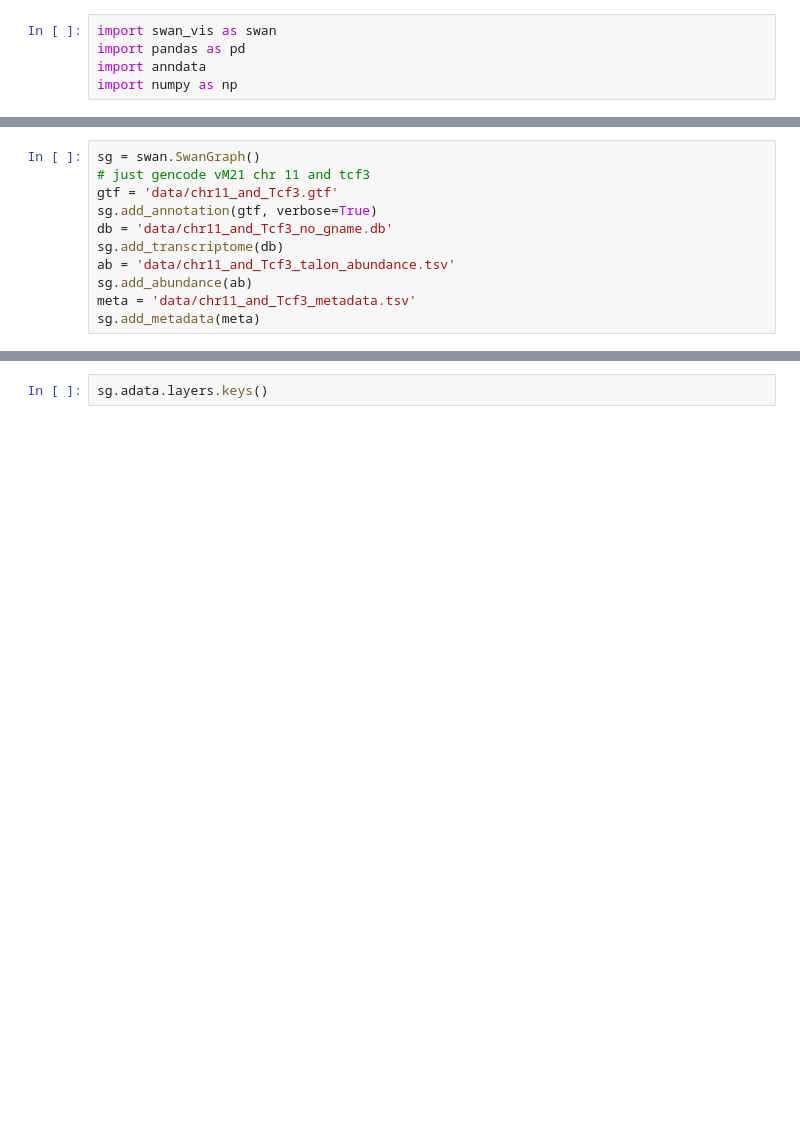
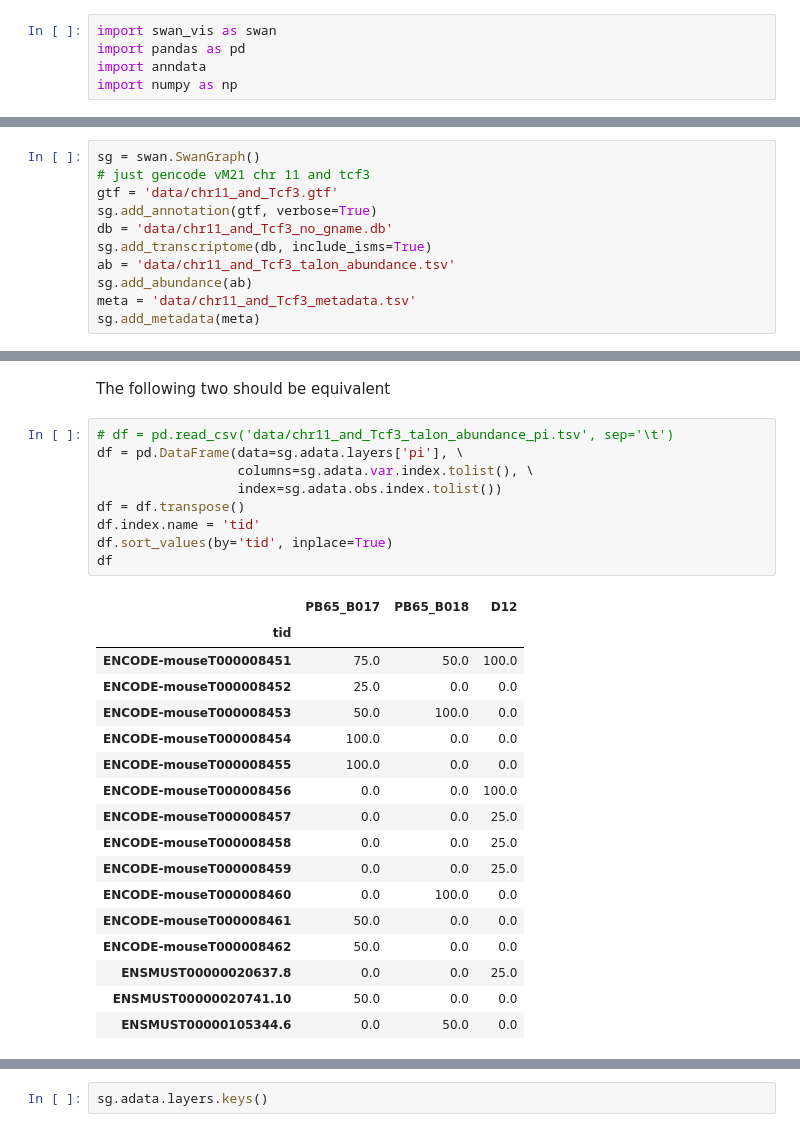
Before and after one commit to mortazavilab/swan_vis, a Jupyter notebook: tutorials/test_dev.ipynb, the cells around one changed output, grey strips where cells are left out. Cells and saved outputs as stored; diff of their text form; blank space fills up the shorter version.

```diff
--- a/tutorials/test_dev.ipynb
+++ b/tutorials/test_dev.ipynb
@@ -11,7 +73,7 @@ sg = swan.SwanGraph()
 gtf = 'data/chr11_and_Tcf3.gtf'
 sg.add_annotation(gtf, verbose=True)
 db = 'data/chr11_and_Tcf3_no_gname.db'
-sg.add_transcriptome(db)
+sg.add_transcriptome(db, include_isms=True)
 ab = 'data/chr11_and_Tcf3_talon_abundance.tsv'
 sg.add_abundance(ab)
 meta = 'data/chr11_and_Tcf3_metadata.tsv'
@@ -26,0 +120,29 @@ Adding abundance for datasets PB65_B017, PB65_B018, D12 to SwanGraph.
+# %% [markdown]
+The following two should be equivalent
+# %%
+# df = pd.read_csv('data/chr11_and_Tcf3_talon_abundance_pi.tsv', sep='\t')
+df = pd.DataFrame(data=sg.adata.layers['pi'], \
+                  columns=sg.adata.var.index.tolist(), \
+                  index=sg.adata.obs.index.tolist())
+df = df.transpose()
+df.index.name = 'tid'
+df.sort_values(by='tid', inplace=True)
+df
+# %% [output]
+|  | PB65_B017 | PB65_B018 | D12 |
+| tid |  |  |  |
+| ENCODE-mouseT000008451 | 75.0 | 50.0 | 100.0 |
+| ENCODE-mouseT000008452 | 25.0 | 0.0 | 0.0 |
+| ENCODE-mouseT000008453 | 50.0 | 100.0 | 0.0 |
+| ENCODE-mouseT000008454 | 100.0 | 0.0 | 0.0 |
+| ENCODE-mouseT000008455 | 100.0 | 0.0 | 0.0 |
+| ENCODE-mouseT000008456 | 0.0 | 0.0 | 100.0 |
+| ENCODE-mouseT000008457 | 0.0 | 0.0 | 25.0 |
+| ENCODE-mouseT000008458 | 0.0 | 0.0 | 25.0 |
+| ENCODE-mouseT000008459 | 0.0 | 0.0 | 25.0 |
+| ENCODE-mouseT000008460 | 0.0 | 100.0 | 0.0 |
+| ENCODE-mouseT000008461 | 50.0 | 0.0 | 0.0 |
+| ENCODE-mouseT000008462 | 50.0 | 0.0 | 0.0 |
+| ENSMUST00000020637.8 | 0.0 | 0.0 | 25.0 |
+| ENSMUST00000020741.10 | 50.0 | 0.0 | 0.0 |
+| ENSMUST00000105344.6 | 0.0 | 50.0 | 0.0 |
```
Also changed, not shown: parts of 9 cells of this notebook, 5 other files.
